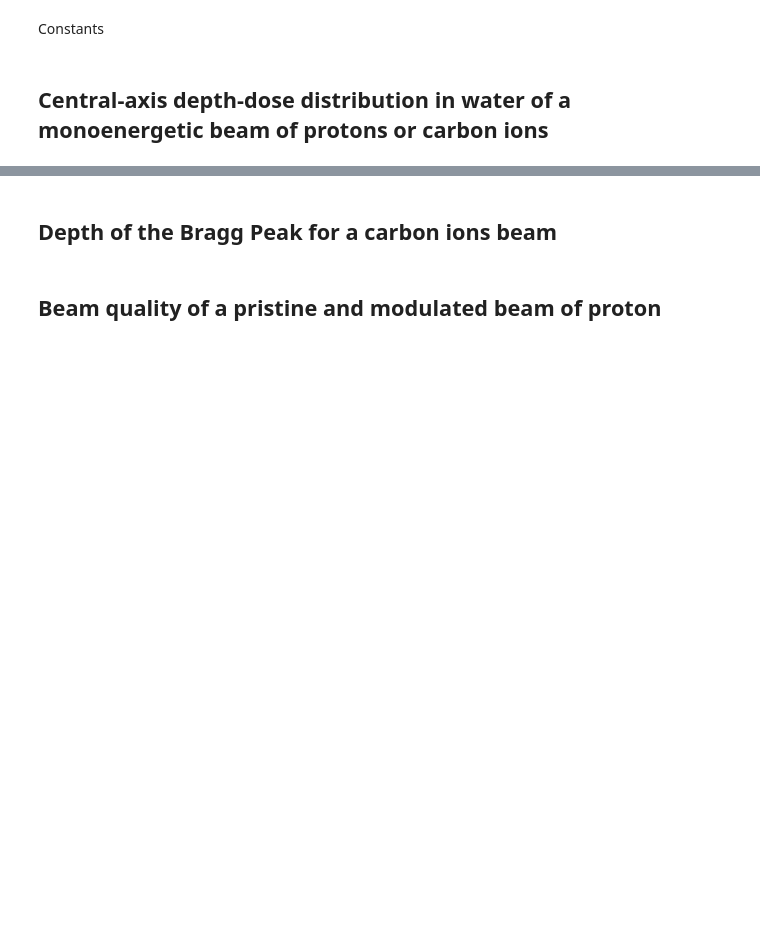
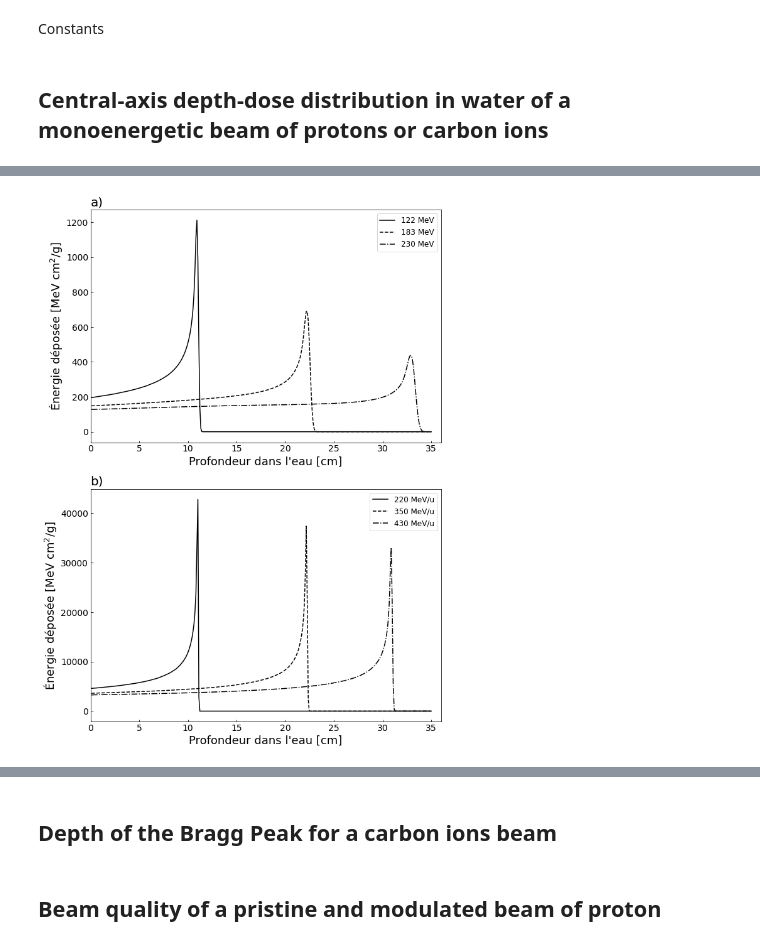
Before and after one commit to GAGER41/Topas_project, a Jupyter notebook: Devoir_topas_protons_2023.ipynb, the cells around one changed output, grey strips where cells are left out. Cells and saved outputs as stored; diff of their text form; code cells hidden in the pictures; blank space fills up the shorter version.

```diff
--- a/Devoir_topas_protons_2023.ipynb
+++ b/Devoir_topas_protons_2023.ipynb
@@ -33,0 +36,95 @@ MeV_to_joule = 1.602176565e-13 # J/MeV
+# %%
+""" Le code ci-bas génère la figure 6.12 du manuel de référence, soit le dépôt de la dose à différentes profondeurs dans un fantôme d'eau.
+C'est une première tentative qui ne fonctionnait pas tout à fait... Néanmoins, les résultats sont intéressants"""
+
+# ------------------------------- Paramètres ------------------------------------------- #
+""" Initialisation des paramètres utilisés dans les codes de simulation TOPAS. """
+
+field_size = 100 # cm2
+energies_p = np.array([122, 183, 230])      # MeV
+energies_c = np.array([220, 350, 430])      # MeV/u, u = 12
+nbr_p = np.array([1000000, 1000000, 1000000]) # nbr de protons simulés pour chaque énergie
+nbr_c = np.array([10000, 10000, 100000]) # nbr d'ions de carbone simulés pour chaque énergie
+tot_depths = np.array([35, 35]) # profondeur des scorers pour chaque particule, en cm
+in_fluence_p = nbr_p/field_size # cm-2
+in_fluence_c = nbr_c/field_size # cm-2
+
+np.seterr(divide='ignore', invalid='ignore')
+
+# initialisation des données
+std_rel_p = np.empty(np.size(energies_p))
+R50_p = np.empty(np.size(energies_p))
+Dmax_p = np.empty(np.size(energies_p))
+
+std_rel_c = np.empty(np.size(energies_c))
+R50_c = np.empty(np.size(energies_c))
+Dmax_c = np.empty(np.size(energies_c))
+
+# initialisation des figures
+fig1 = plt.figure(figsize=(10, 15))
+ax1 = plt.subplot(2, 1, 1)      # protons
+plt.xlabel("Profondeur dans l'eau [cm]", fontsize='18')
+plt.ylabel("Énergie déposée [MeV cm$^2$/g]", fontsize='18')
+plt.title("a)",  fontsize='20', loc="left")
+plt.tick_params(direction='in',labelsize='14')
+ax2 = plt.subplot(2, 1, 2)      # carbone
+plt.xlabel("Profondeur dans l'eau [cm]", fontsize='18')
+plt.ylabel("Énergie déposée [MeV cm$^2$/g]", fontsize='18')
+plt.title("b)",  fontsize='20', loc="left")
+plt.tick_params(direction='in',labelsize='14')
+
+marker = ['-','--','-.',':','k-','k--','k-.','k:']
+
+# ------------------------------- Fonctions de calcul ------------------------------------------- #
+## Protons en premier
+for i in range(len(energies_p)):
+    energy = energies_p[i]
+    path = r"C:\Users\gabri\Documents\Université\Maitrise\Session 1\physique_radiations\Devoir\Topas_project\Figure6_12\6_12_protons_{}MeV_broad.csv".format(energy)
+    bins, dose, std = csv_to_data(path)
+
+    # erreur relative
+    std_rel_p[i] = (np.nanmean(std/dose))*100 # % erreur moyenne sur mesure de dose
+    if std_rel_p[i] < 3: # erreur maximale est choisie à 3%
+        print("Protons de ", energy, "MeV - Erreur relative suffisante atteinte!")
+        print(format(std_rel_p[i], '.3g'), "% <", "3 %")
+    else:
+        print("Protons de ", energy, "MeV - Erreur relative trop élevée")
+        print(format(std_rel_p[i], '.3g'), "% >", "3 %")
+
+    # conversion dose et profondeur
+    depth = bins * tot_depths[0]/len(bins)
+    dose = dose/(1000*MeV_to_joule*in_fluence_p[i]) # MeV cm2/g, conversion des MeV en Joule et normalisation par la fluence initiale
+
+    # Figure
+    ax1.plot(depth, dose, marker[i], label="{} MeV".format(energy), color="k")
+
+ax1.set_xlim([0, 36])
+# ax1.set_ylim([0, 1250])
+ax1.legend(loc=0, frameon=True, fontsize='12')
+
+## Carbone en second
+for i in range(len(energies_c)):
+    energy = energies_c[i]
+    path = r"C:\Users\gabri\Documents\Université\Maitrise\Session 1\physique_radiations\Devoir\Topas_project\Figure6_12\6_12_carbon_{}MeV_broad.csv".format(energy)
+    bins, dose, std = csv_to_data(path)
+
+    # erreur relative
+    std_rel_c[i] = (np.nanmean(std/dose))*100 # % erreur moyenne sur mesure de dose
+    if std_rel_c[i] < 3: # erreur maximale est choisie à 3%
+        print("Ion de carbone de ", energy, "MeV/u - Erreur relative suffisante atteinte!")
+        print(format(std_rel_c[i], '.3g'), "% <", "3 %")
+    else:
+        print("Ion de carbone ", energy, "MeV/u - Erreur relative trop élevée")
+        print(format(std_rel_c[i], '.3g'), "% >", "3 %")
+
+    # conversion dose et profondeur
+    depth = bins * tot_depths[1]/len(bins)
+    dose = dose/(1000*MeV_to_joule*in_fluence_c[i]) # MeV cm2/g, conversion des MeV en Joule et normalisation par la fluence initiale
+
+    # Figure
+    ax2.plot(depth, dose, marker[i], label="{} MeV/u".format(energy), color="k")
+
+ax2.set_xlim([0, 36])
+# ax2.set_ylim([0, 45000])
+ax2.legend(loc=0, frameon=True, fontsize='12')
+# %% [output]
@@ -33,0 +144 @@ MeV_to_joule = 1.602176565e-13 # J/MeV
+[figure, added]
```
Also changed, not shown: parts of 5 cells of this notebook, 29 other files.
